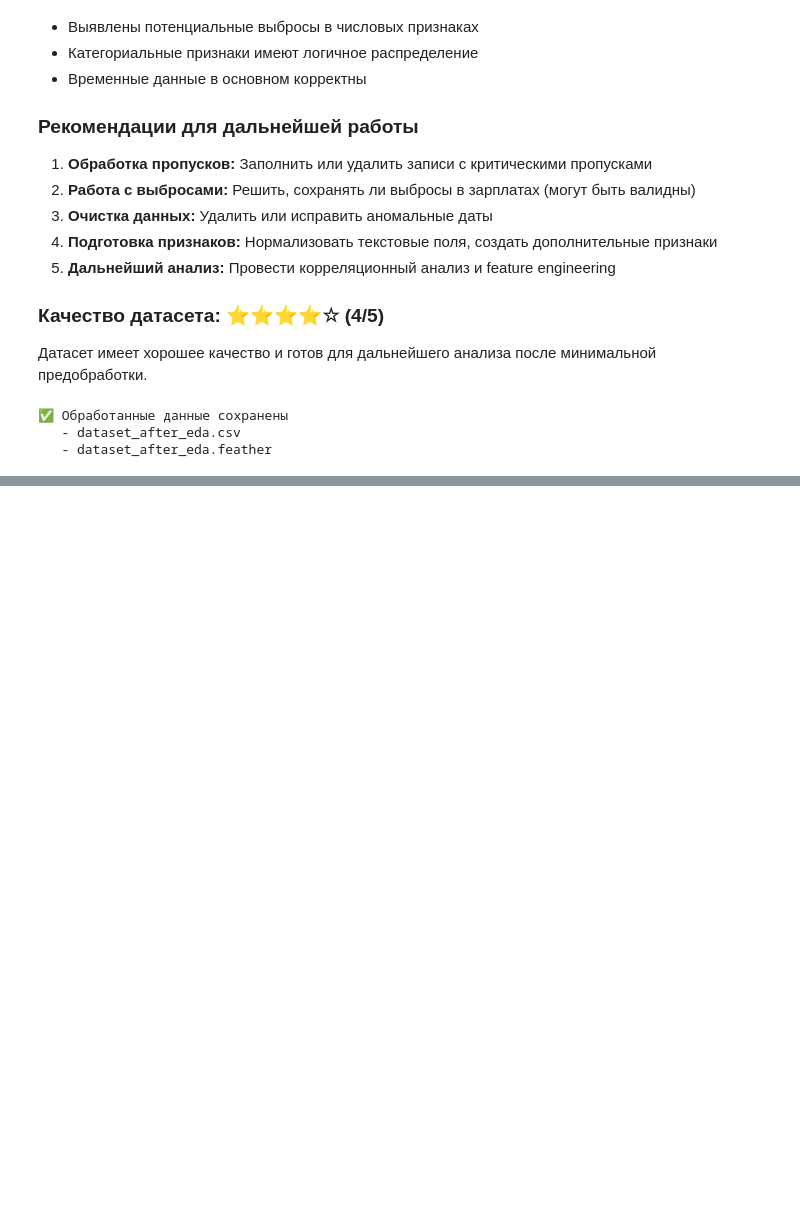
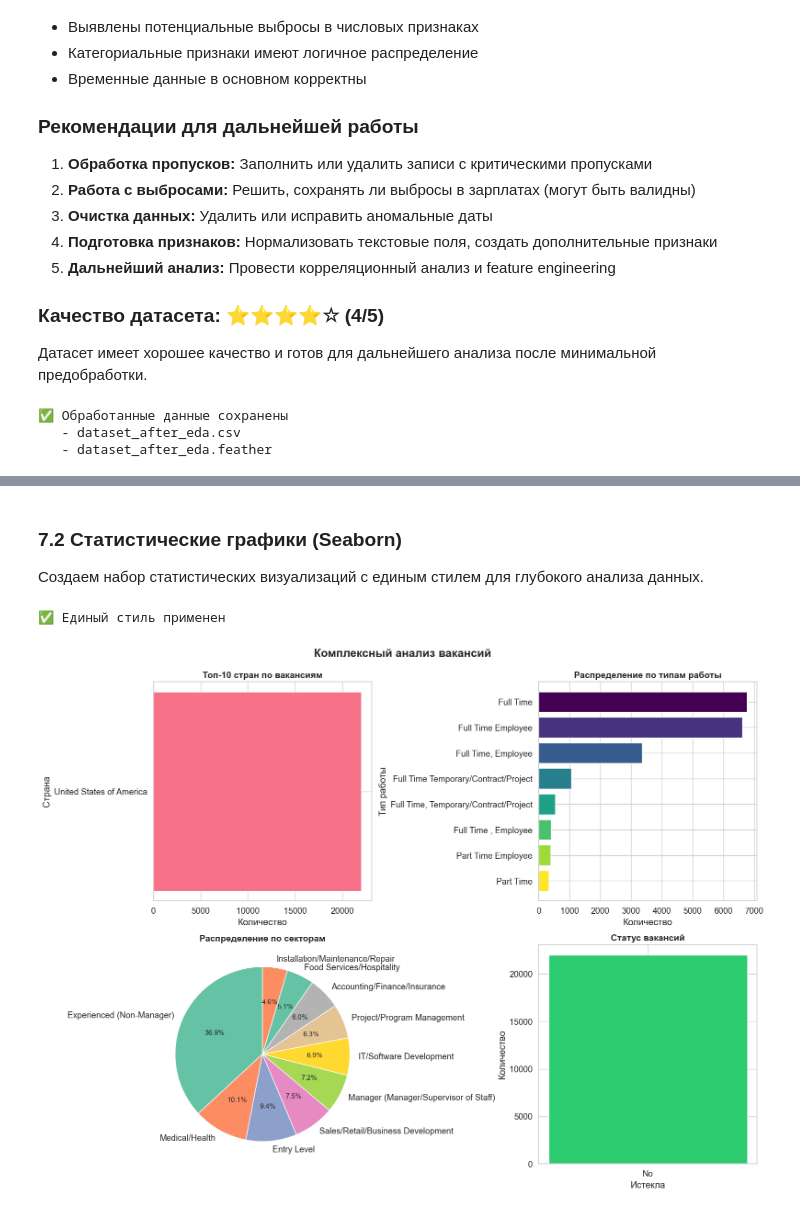
Before and after one commit to drakoshalav-sketch/ID_KRIS_DEM, a Jupyter notebook: notebooks/EDA.ipynb, the cells around one changed output, grey strips where cells are left out. Saved outputs shown, nothing was run; the diff lists cells and outputs as text; code cells hidden in the pictures; blank space fills up the shorter version.

```diff
--- a/notebooks/EDA.ipynb
+++ b/notebooks/EDA.ipynb
@@ -657,0 +751,78 @@ print("   - dataset_after_eda.feather")
+# %% [markdown]
+### 7.2 Статистические графики (Seaborn)
+
+Создаем набор статистических визуализаций с единым стилем для глубокого анализа данных.
+# %%
+# Настройка единого стиля для всех графиков Seaborn
+sns.set_theme(style="whitegrid")
+sns.set_context("notebook", font_scale=1.2)
+
+# Кастомная палитра
+custom_palette = sns.color_palette("husl", 10)
+
+# Настройка matplotlib
+plt.rcParams['figure.figsize'] = (14, 10)
+plt.rcParams['font.size'] = 11
+plt.rcParams['axes.titlesize'] = 14
+plt.rcParams['axes.titleweight'] = 'bold'
+
+print("✅ Единый стиль применен")
+# %% [output]
+✅ Единый стиль применен
+# %%
+# Создаем сетку графиков (Grid Plot)
+fig, axes = plt.subplots(2, 2, figsize=(16, 12))
+fig.suptitle('Комплексный анализ вакансий', fontsize=18, fontweight='bold', y=0.995)
+
+# График 1: Топ-10 стран
+if 'country' in df.columns:
+    top_countries = df['country'].value_counts().head(10)
+    bars = axes[0, 0].barh(range(len(top_countries)), top_countries.values, color=custom_palette[:len(top_countries)])
+    axes[0, 0].set_yticks(range(len(top_countries)))
+    axes[0, 0].set_yticklabels(top_countries.index)
+    axes[0, 0].set_title('Топ-10 стран по вакансиям')
+    axes[0, 0].set_xlabel('Количество')
+    axes[0, 0].set_ylabel('Страна')
+    axes[0, 0].invert_yaxis()
+
+# График 2: Типы работы
+if 'job_type' in df.columns:
+    job_type_counts = df['job_type'].value_counts().head(8)
+    colors_viridis = plt.cm.viridis(np.linspace(0, 1, len(job_type_counts)))
+    bars = axes[0, 1].barh(range(len(job_type_counts)), job_type_counts.values, color=colors_viridis)
+    axes[0, 1].set_yticks(range(len(job_type_counts)))
+    axes[0, 1].set_yticklabels(job_type_counts.index)
+    axes[0, 1].set_title('Распределение по типам работы')
+    axes[0, 1].set_xlabel('Количество')
+    axes[0, 1].set_ylabel('Тип работы')
+    axes[0, 1].invert_yaxis()
+
+# График 3: Сектора
+if 'sector' in df.columns:
+    sector_counts = df['sector'].value_counts().head(10)
+    colors = sns.color_palette('Set2', len(sector_counts))
+
+    axes[1, 0].pie(
+        sector_counts.values,
+        labels=sector_counts.index,
+        autopct='%1.1f%%',
+        colors=colors,
+        startangle=90
+    )
+    axes[1, 0].set_title('Распределение по секторам')
+
+# График 4: Статус вакансий
+if 'has_expired' in df.columns:
+    expired_counts = df['has_expired'].value_counts()
+    colors_status = ['#2ecc71', '#e74c3c'][:len(expired_counts)]
+    bars = axes[1, 1].bar(range(len(expired_counts)), expired_counts.values, color=colors_status)
+    axes[1, 1].set_xticks(range(len(expired_counts)))
+    axes[1, 1].set_xticklabels(expired_counts.index.astype(str))
+    axes[1, 1].set_title('Статус вакансий')
+    axes[1, 1].set_xlabel('Истекла')
+    axes[1, 1].set_ylabel('Количество')
+
+plt.tight_layout()
+plt.show()
+# %% [output]
+[figure, added]
```
Also changed, not shown: parts of 9 cells of this notebook, 2 other files.
